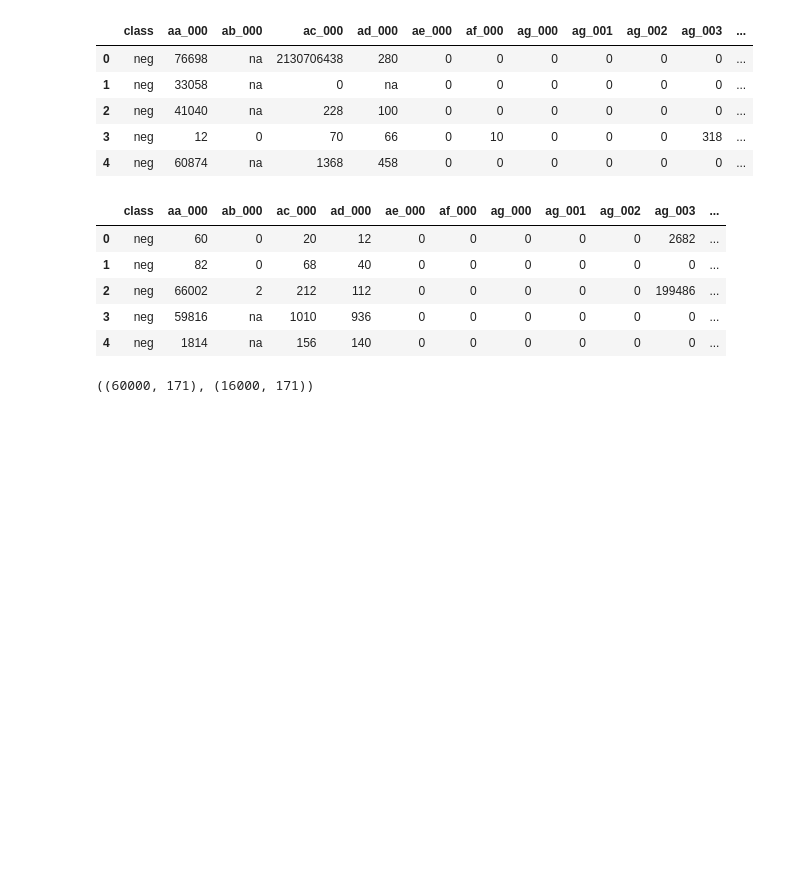
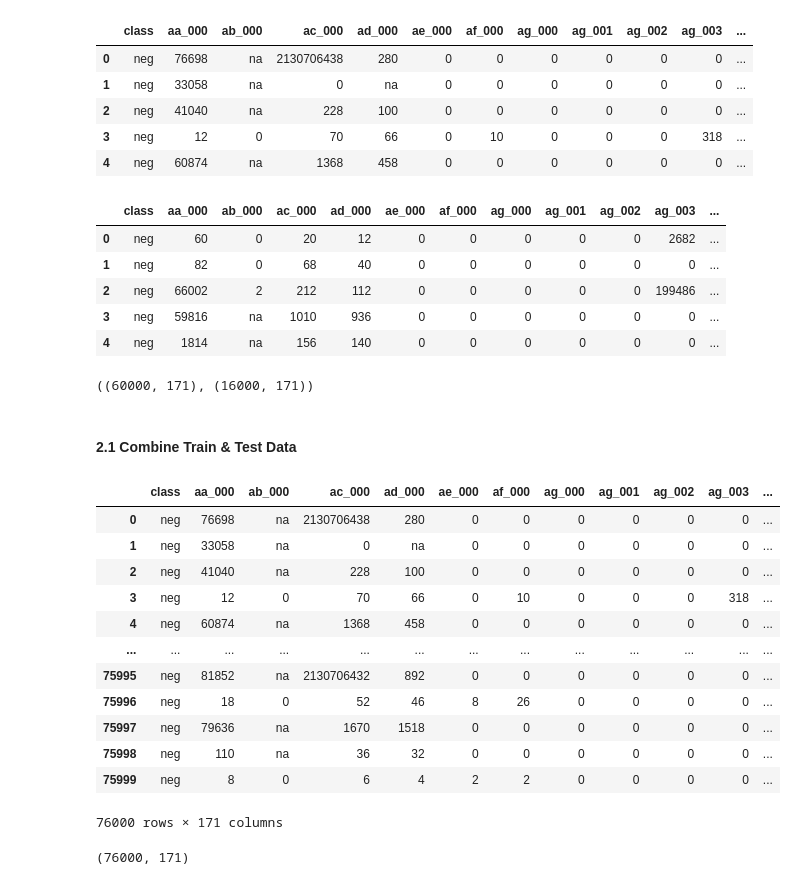
Before and after one commit to Preranapagar/ML_Projects, a Jupyter notebook: Project/Scania Truck Failure/scania_failure.ipynb, the cells around one changed output. Cells and saved outputs as stored; diff of their text form; code cells hidden in the pictures; blank space fills up the shorter version.

```diff
--- a/Project/Scania Truck Failure/scania_failure.ipynb
+++ b/Project/Scania Truck Failure/scania_failure.ipynb
@@ -63,0 +65,23 @@ train_data.shape, test_data.shape
+# %% [markdown]
+#### 2.1 Combine Train & Test Data
+# %%
+df = pd.concat([train_data, test_data], ignore_index = True)
+df
+# %% [output]
+|  | class | aa_000 | ab_000 | ac_000 | ad_000 | ae_000 | af_000 | ag_000 | ag_001 | ag_002 | ag_003 | ... |
+| 0 | neg | 76698 | na | 2130706438 | 280 | 0 | 0 | 0 | 0 | 0 | 0 | ... |
+| 1 | neg | 33058 | na | 0 | na | 0 | 0 | 0 | 0 | 0 | 0 | ... |
+| 2 | neg | 41040 | na | 228 | 100 | 0 | 0 | 0 | 0 | 0 | 0 | ... |
+| 3 | neg | 12 | 0 | 70 | 66 | 0 | 10 | 0 | 0 | 0 | 318 | ... |
+| 4 | neg | 60874 | na | 1368 | 458 | 0 | 0 | 0 | 0 | 0 | 0 | ... |
+| ... | ... | ... | ... | ... | ... | ... | ... | ... | ... | ... | ... | ... |
+| 75995 | neg | 81852 | na | 2130706432 | 892 | 0 | 0 | 0 | 0 | 0 | 0 | ... |
+| 75996 | neg | 18 | 0 | 52 | 46 | 8 | 26 | 0 | 0 | 0 | 0 | ... |
+| 75997 | neg | 79636 | na | 1670 | 1518 | 0 | 0 | 0 | 0 | 0 | 0 | ... |
+| 75998 | neg | 110 | na | 36 | 32 | 0 | 0 | 0 | 0 | 0 | 0 | ... |
+| 75999 | neg | 8 | 0 | 6 | 4 | 2 | 2 | 0 | 0 | 0 | 0 | ... |
+76000 rows × 171 columns
+# %%
+df.shape
+# %% [output]
+(76000, 171)
```
Also changed, not shown: parts of 25 cells of this notebook.
